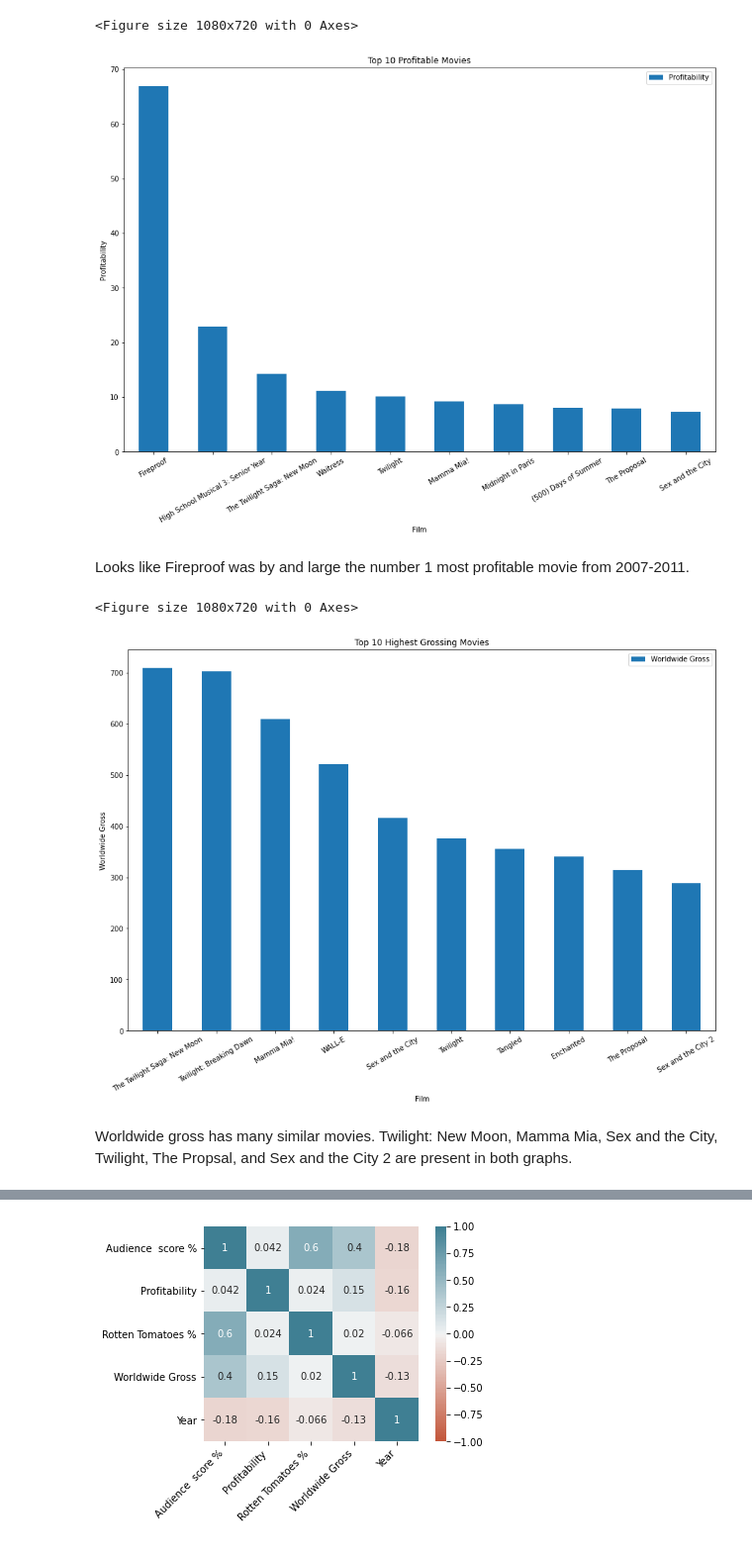
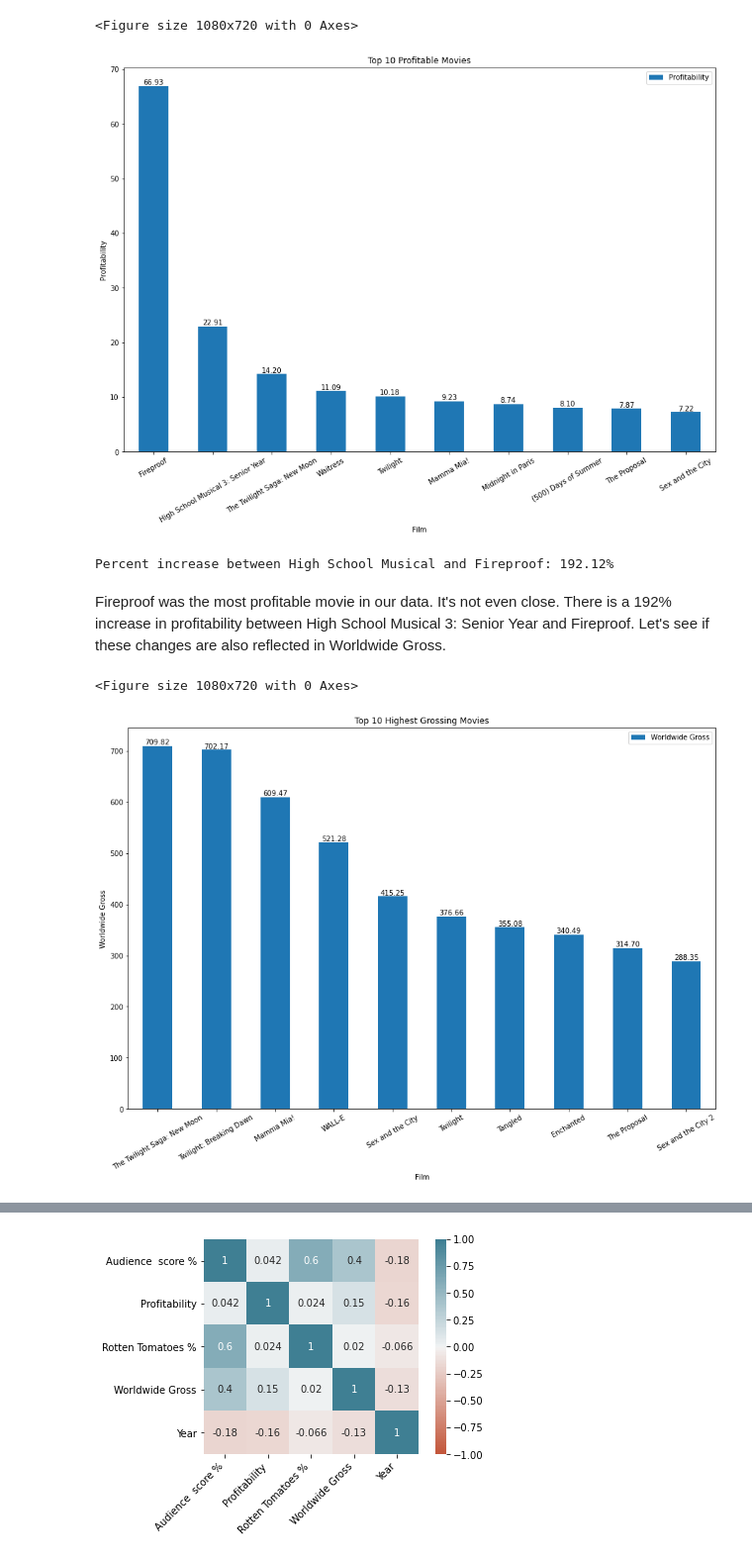
Before and after one commit to kenneykwan/Springboard, a Jupyter notebook: Storytelling Excercise/Holllywood's Most Profitable EDA.ipynb, the cells around one changed output, grey strips where cells are left out. Shown at 99% size. Drawn from its saved outputs; the diff is of its cells as text; code cells hidden in the pictures.

```diff
--- a/Storytelling Excercise/Holllywood's Most Profitable EDA.ipynb
+++ b/Storytelling Excercise/Holllywood's Most Profitable EDA.ipynb
@@ -21,7 +23,7 @@ from plotly.subplots import make_subplots
 import plotly.figure_factory as ff
 # %%
 #load dataset
-movies = pd.read_csv('HollywoodsMostProfitableStories.csv')
+movies = pd.read_csv('HollywoodsMostProfitableStories.csv', index_col = 0)
 # %%
 #lets see how it looks
 movies.head()
@@ -39,26 +42,46 @@ We might also look into movie ratings and does that correlate with high profitab
 # %%
 #top 10 movies by Profitability
 plt.figure(figsize=(15,10))
-movies.sort_values('Profitability', ascending = False)[:10].plot.bar(x = 'Film',y = 'Profitability', figsize = (15,10))
+ax = movies.sort_values('Profitability', ascending = False)[:10].plot.bar(y = 'Profitability', figsize = (15,10))
 plt.xticks(rotation=30)
 plt.ylabel('Profitability')
 plt.title('Top 10 Profitable Movies')
+
+rects = ax.patches
+
+for rect in rects:
+        height = rect.get_height()
+        ax.text(rect.get_x() + rect.get_width()/2., height +.01,
+                '%.2f' %float(height),
+                ha='center', va='bottom')
+
 plt.show()
 # %% [output]
 <Figure size 1080x720 with 0 Axes>
-[figure, old version]
+[figure, new version]
-# %% [markdown]
-Looks like Fireproof was by and large the number 1 most profitable movie from 2007-2011.
+# %%
+#Percentage difference between 2nd and 1st place
+percent_change = (movies.loc['Fireproof']['Profitability'] - movies.loc['High School Musical 3: Senior Year']['Profitability'])/movies.loc['High School Musical 3: Senior Year']['Profitability']
+print('Percent increase between High School Musical and Fireproof: {:.2f}%'.format(percent_change *100))
+# %% [output]
+Percent increase between High School Musical and Fireproof: 192.12%
+# %% [markdown]
+Fireproof was the most profitable movie in our data. It's not even close. There is a 192% increase in profitability between High School Musical 3: Senior Year and Fireproof. Let's see if these changes are also reflected in Worldwide Gross.
 # %%
 #Visualize top 10 movies by Worldwide Gross
 plt.figure(figsize=(15,10))
-movies.sort_values('Worldwide Gross', ascending = False)[:10].plot.bar(x = 'Film',y = 'Worldwide Gross', figsize = (15,10))
+ax = movies.sort_values('Worldwide Gross', ascending = False)[:10].plot.bar(y = 'Worldwide Gross', figsize = (15,10))
 plt.xticks(rotation=30)
 plt.ylabel('Worldwide Gross')
 plt.title('Top 10 Highest Grossing Movies')
+rects = ax.patches
+
+for rect in rects:
+        height = rect.get_height()
+        ax.text(rect.get_x() + rect.get_width()/2., height +.01,
+                '%.2f' %float(height),
+                ha='center', va='bottom')
 plt.show()
 # %% [output]
 <Figure size 1080x720 with 0 Axes>
-[figure, old version]
+[figure, new version]
-# %% [markdown]
-Worldwide gross has many similar movies. Twilight: New Moon, Mamma Mia, Sex and the City, Twilight, The Propsal, and Sex and the City 2 are present in both graphs.
```
Also changed, not shown: parts of 28 cells of this notebook.
